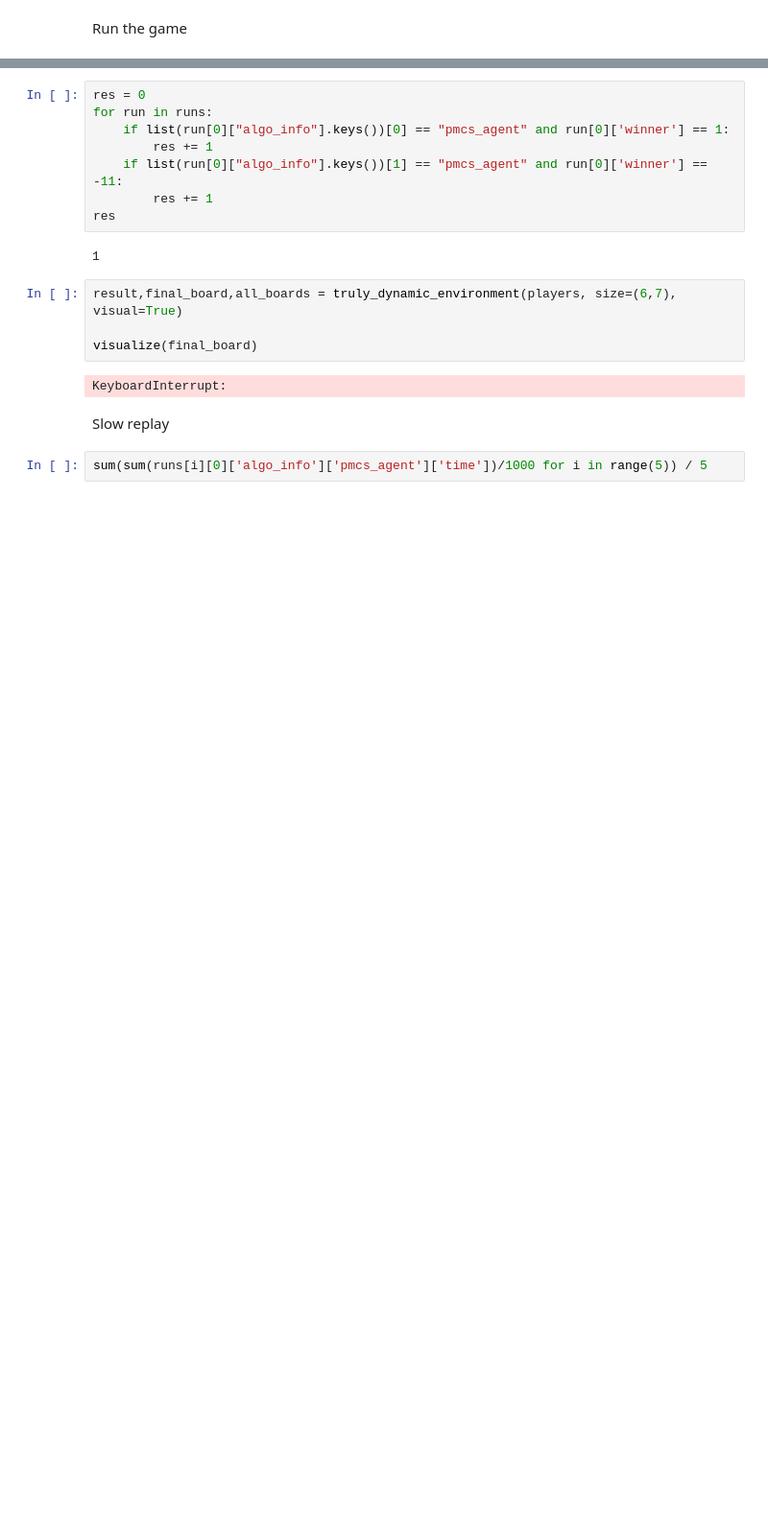
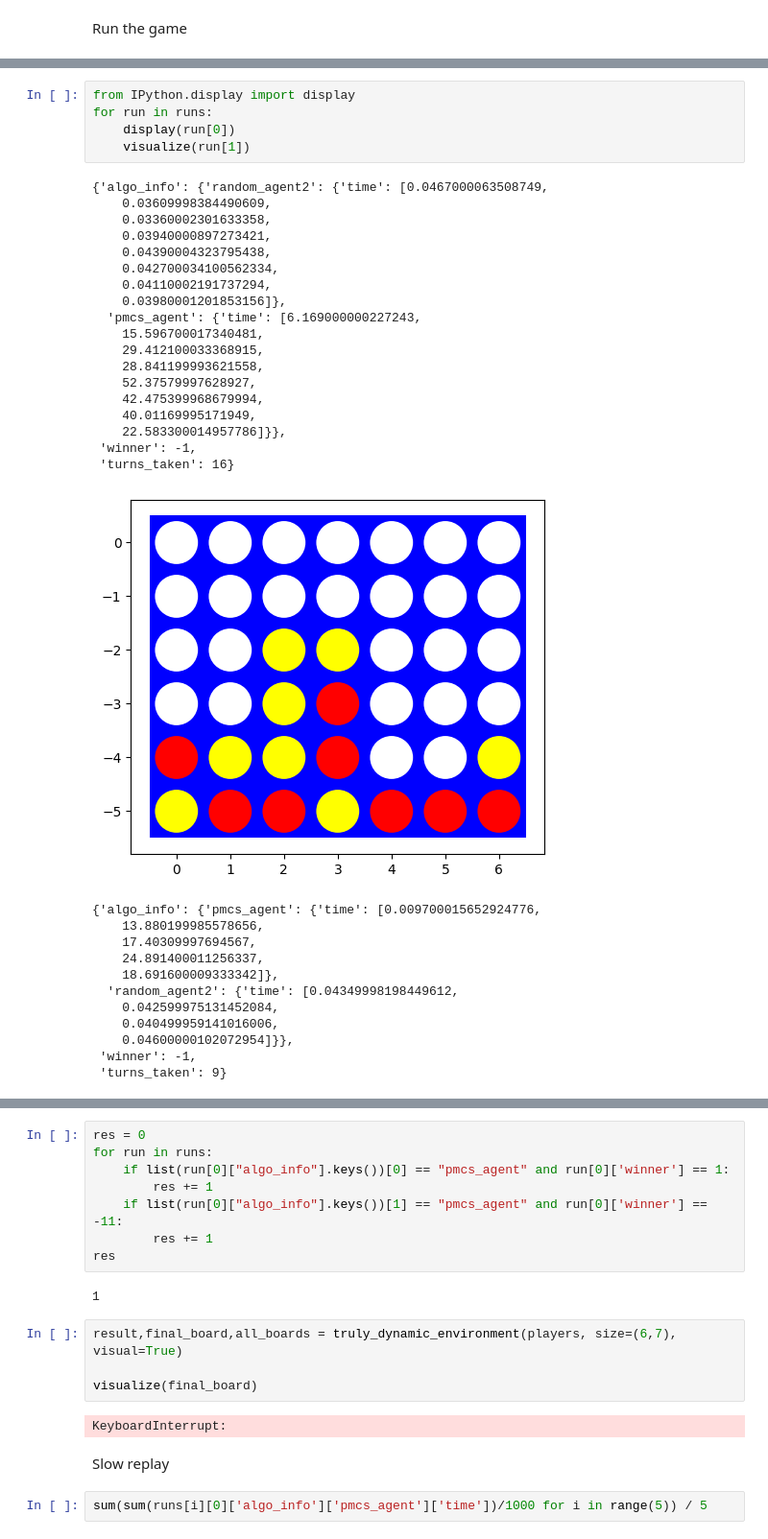
Before and after one commit to mhahsler/CS7320-AI-Connect4_Environment, a Jupyter notebook: competition.ipynb, the cells around one changed output, grey strips where cells are left out. Shown at 96% size. Saved outputs shown, nothing was run; the diff lists cells and outputs as text; blank space fills up the shorter version.

```diff
--- a/competition.ipynb
+++ b/competition.ipynb
@@ -64,0 +67,36 @@ defaultdict(int, {'pmcs_agent': 2, 'heurisitic_agent1': 2})
+# %%
+from IPython.display import display
+for run in runs:
+    display(run[0])
+    visualize(run[1])
+# %% [output]
+{'algo_info': {'random_agent2': {'time': [0.0467000063508749,
+    0.03609998384490609,
+    0.03360002301633358,
+    0.03940000897273421,
+    0.04390004323795438,
+    0.042700034100562334,
+    0.04110002191737294,
+    0.03980001201853156]},
+  'pmcs_agent': {'time': [6.169000000227243,
+    15.596700017340481,
+    29.412100033368915,
+    28.841199993621558,
+    52.37579997628927,
+    42.475399968679994,
+    40.01169995171949,
+    22.583300014957786]}},
+ 'winner': -1,
+ 'turns_taken': 16}
+[figure, added]
+{'algo_info': {'pmcs_agent': {'time': [0.009700015652924776,
+    13.880199985578656,
+    17.40309997694567,
+    24.891400011256337,
+    18.691600009333342]},
+  'random_agent2': {'time': [0.04349998198449612,
+    0.042599975131452084,
+    0.040499959141016006,
+    0.04600000102072954]}},
+ 'winner': -1,
+ 'turns_taken': 9}
```
Also changed, not shown: parts of 9 cells of this notebook, 3 other files.
